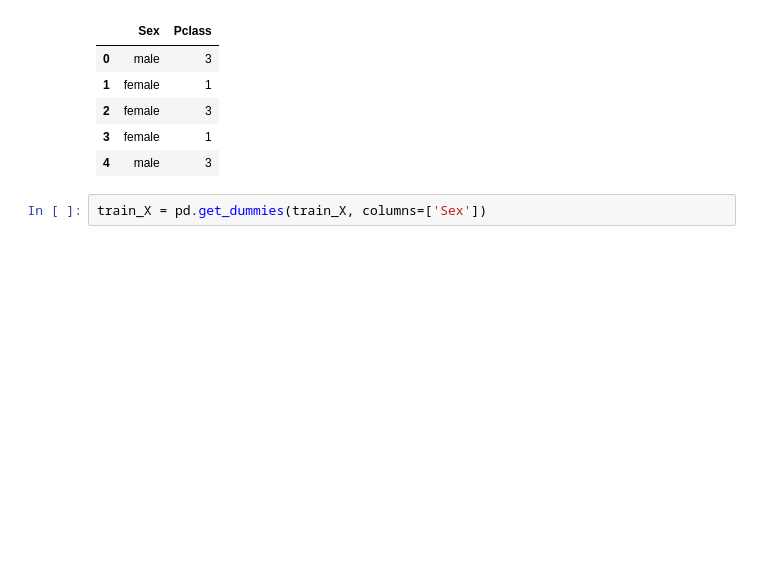
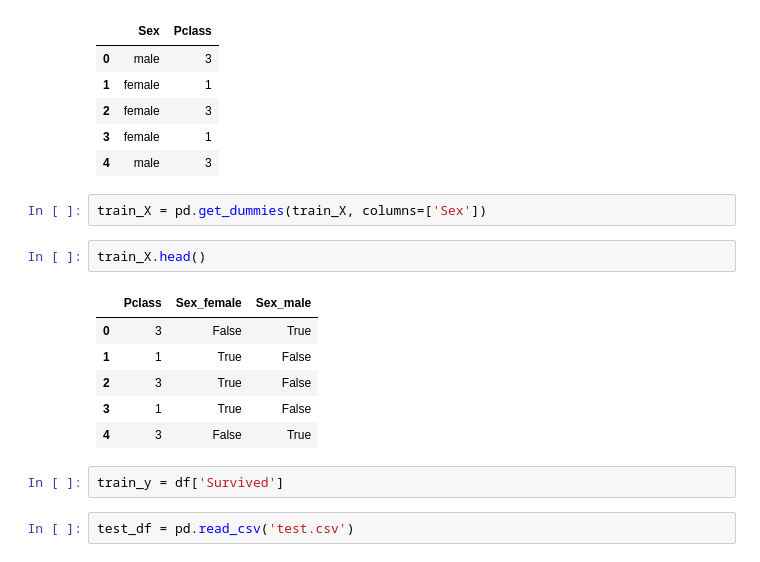
Before and after one commit to marioskaraiskos/titanic-challenge, a Jupyter notebook: titanic1.ipynb, the cells around one changed output. Drawn from its saved outputs; the diff is of its cells as text; blank space fills up the shorter version.

```diff
--- a/titanic1.ipynb
+++ b/titanic1.ipynb
@@ -113,3 +113,16 @@ train_X.head()
 | 4 | male | 3 |
 # %%
 train_X = pd.get_dummies(train_X, columns=['Sex'])
+# %%
+train_X.head()
+# %% [output]
+|  | Pclass | Sex_female | Sex_male |
+| 0 | 3 | False | True |
+| 1 | 1 | True | False |
+| 2 | 3 | True | False |
+| 3 | 1 | True | False |
+| 4 | 3 | False | True |
+# %%
+train_y = df['Survived']
+# %%
+test_df = pd.read_csv('test.csv')
```
Also changed, not shown: parts of 11 cells of this notebook.
